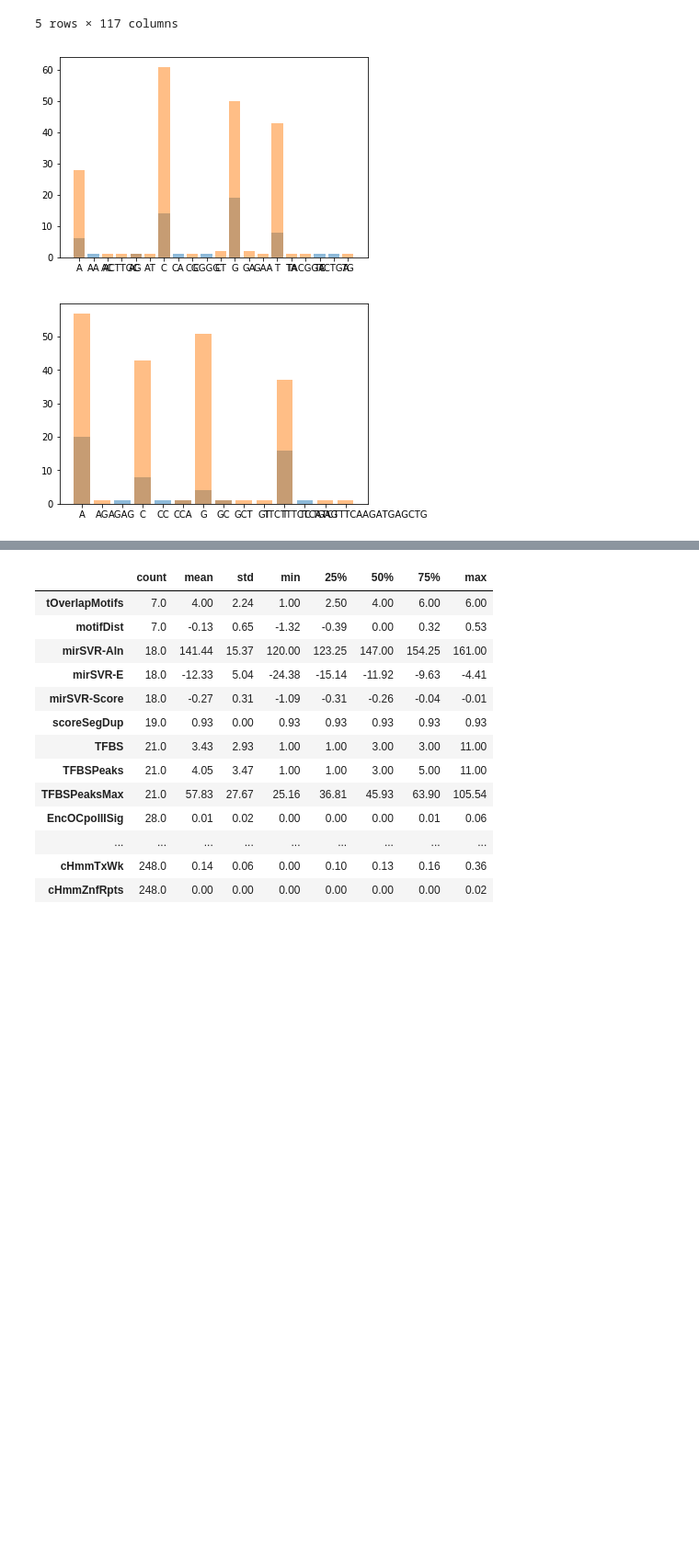
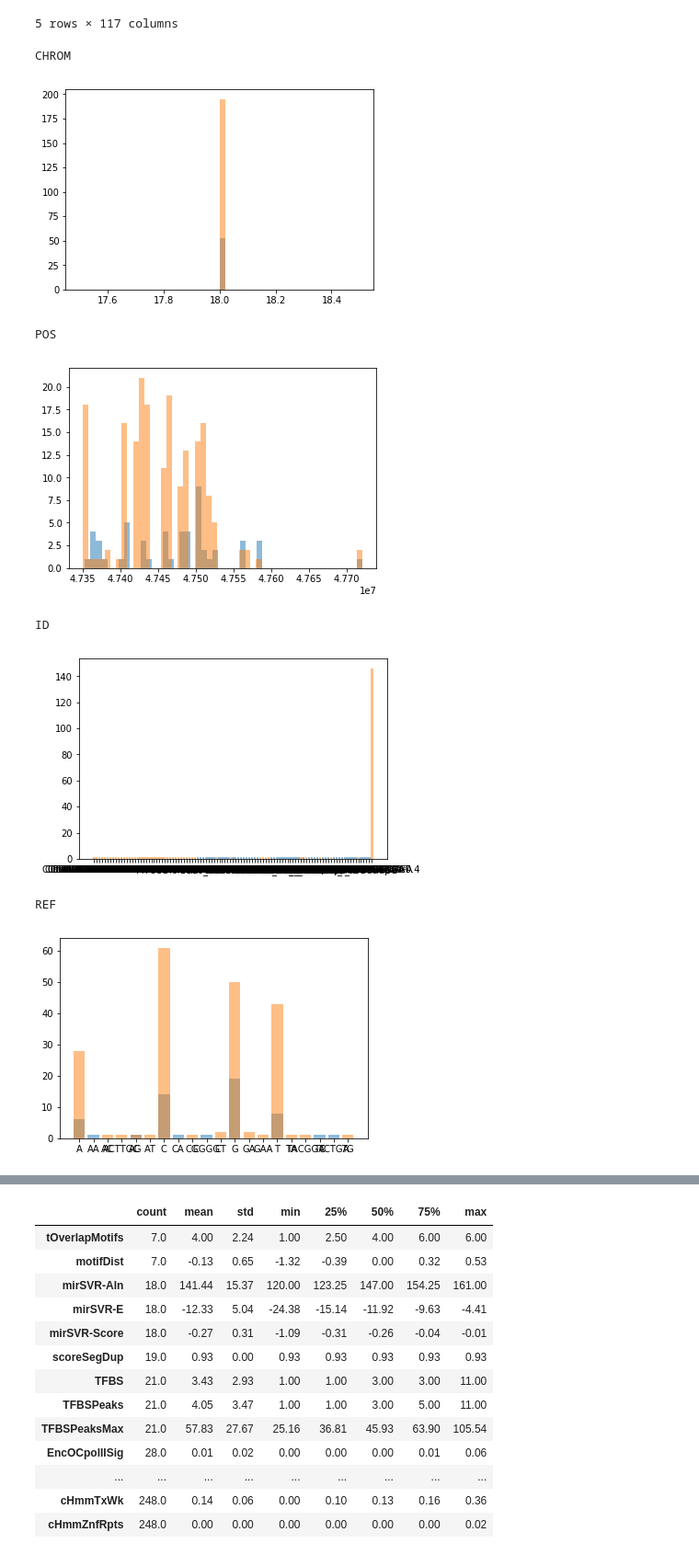
Before and after one commit to shuang1330/mvid, a Jupyter notebook: data_exploration.ipynb, the cells around one changed output, grey strips where cells are left out. Shown: that part at 92% size. Drawn from its saved outputs; the diff is of its cells as text; code cells hidden in the pictures; blank space fills up the shorter version.

```diff
--- a/data_exploration.ipynb
+++ b/data_exploration.ipynb
@@ -72,10 +64,13 @@ for name in x:
-# %%
-plt.bar(x,y_path,alpha=0.5)
-plt.bar(x,y_beni,alpha=0.5)
-plt.show()
-# %% [output]
-[figure, removed]
-# %%
-hist_compare(datatable_pd,'ALT')
-# %% [output]
-[figure, removed]
+# %%
+for col in datatable_pd.columns:
+    print(col)
+    hist_compare(datatable_pd,col)
+# %% [output]
+CHROM
+[figure, added]
+POS
+[figure, added]
+ID
+[figure, added]
+REF
+[figure, added]
```
Also changed, not shown: parts of 14 cells of this notebook, 6 other files.
